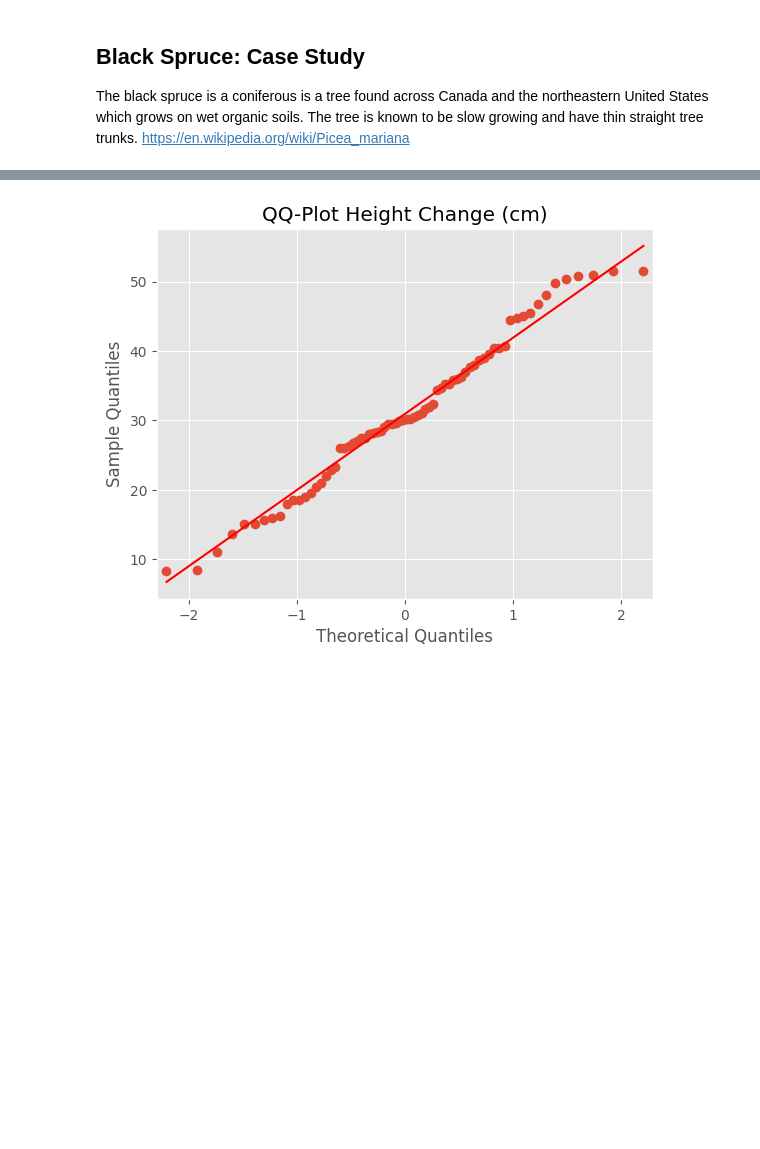
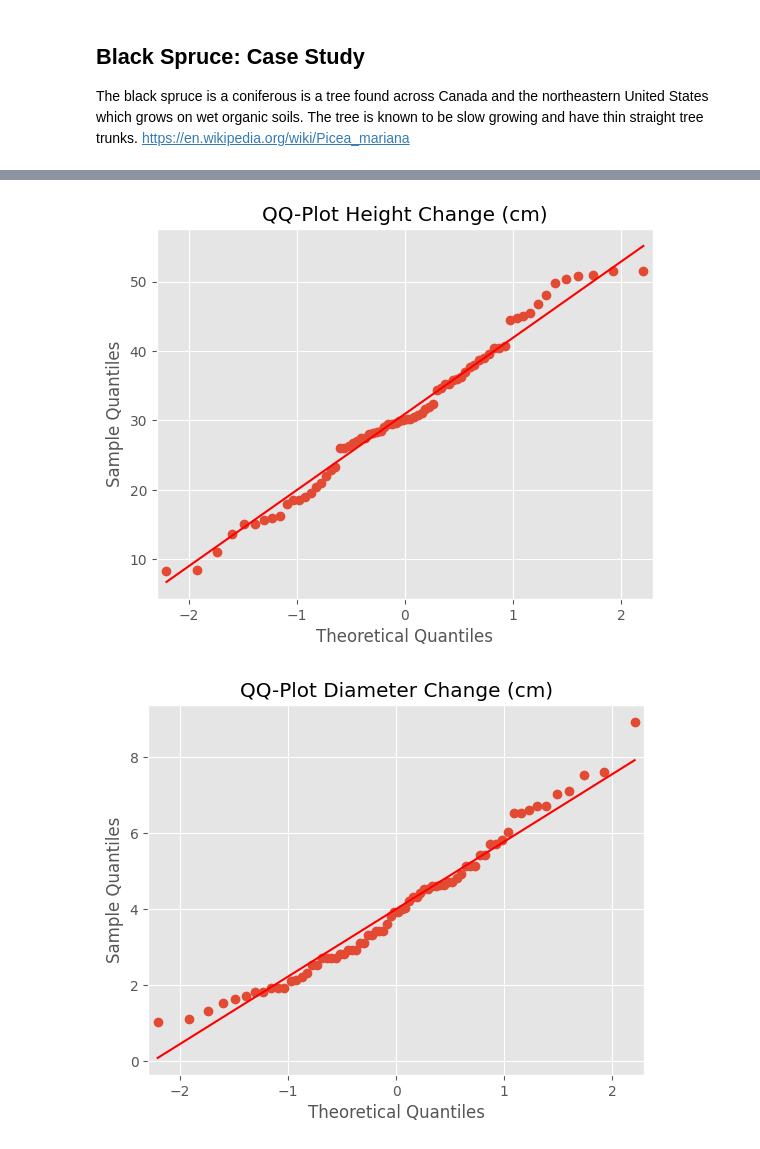
Before and after one commit to tzabilowicz/DataScience, a Jupyter notebook: case_studies/black_spruce.ipynb, the cells around one changed output, grey strips where cells are left out. Saved outputs shown, nothing was run; the diff lists cells and outputs as text; code cells hidden in the pictures; blank space fills up the shorter version.

```diff
--- a/case_studies/black_spruce.ipynb
+++ b/case_studies/black_spruce.ipynb
@@ -44,6 +80,11 @@ plt.show()
 # %%
 sm.qqplot(black_spruce["Ht.change"], line="s")
 plt.title("QQ-Plot Height Change (cm)")
 plt.show()
+
+sm.qqplot(black_spruce["Di.change"], line="s", )
+plt.title("QQ-Plot Diameter Change (cm)")
+plt.show()
 # %% [output]
 [figure]
+[figure, added]
```
Also changed, not shown: parts of 16 cells of this notebook, 1 other file.
